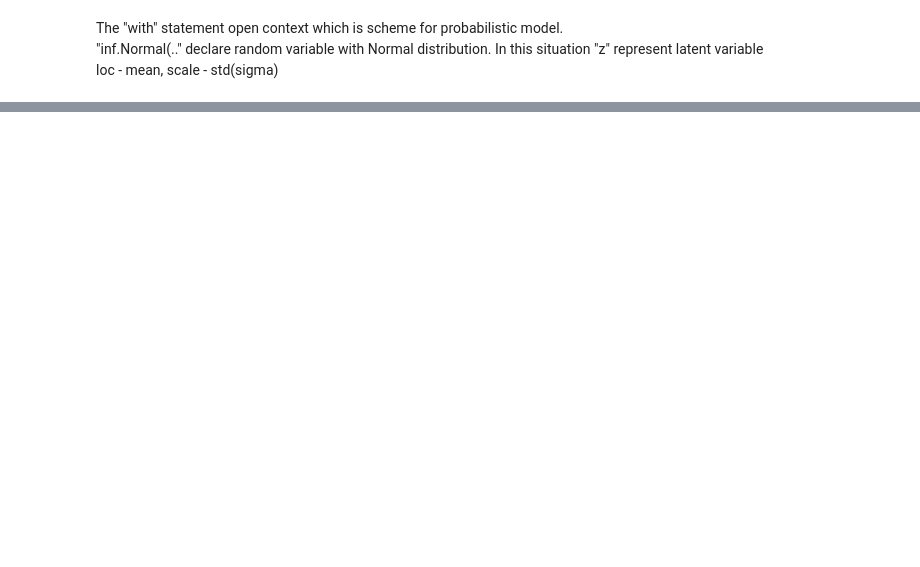
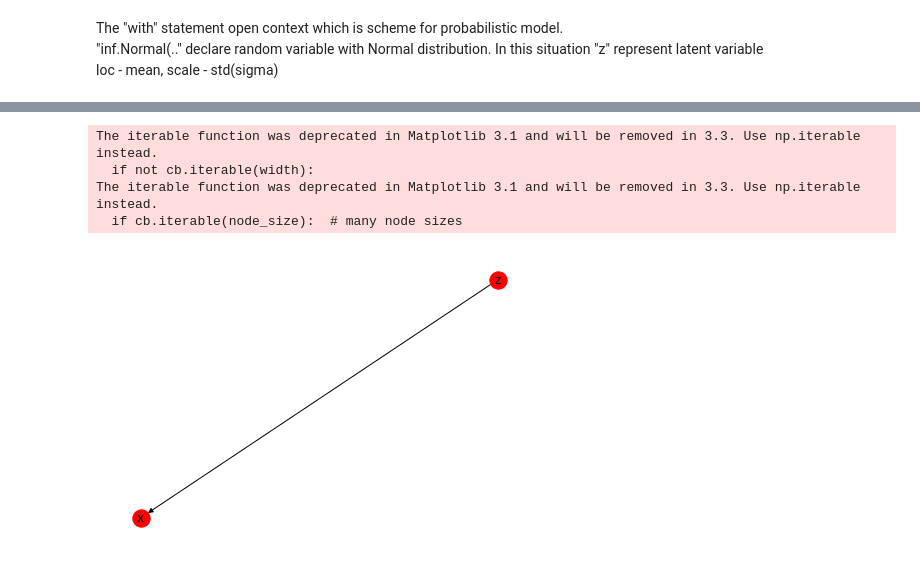
Before and after one commit to BartekKrzepkowski/BayesianNeuralNetwork, a Jupyter notebook: InferPy/InferPy_NLPCA.ipynb, the cells around one changed output, grey strips where cells are left out. Drawn from its saved outputs; the diff is of its cells as text; code cells hidden in the pictures; blank space fills up the shorter version.

```diff
--- a/InferPy/InferPy_NLPCA.ipynb
+++ b/InferPy/InferPy_NLPCA.ipynb
@@ -21,18 +49,28 @@ x_train, x_test = np.split(data, [int(0.6*data.shape[0])])
 # %%
-def decoder(z, dh0, dx):
-    h0 = tf.layers.dense(inputs=z, units=dh0, activation=tf.nn.relu)
-    return tf.layers.dense(inputs=h0, units=2 * dx)
+def decoder(z, hidden_dim, data_dim):
+    h = tf.layers.dense(inputs=z, units=hidden_dim, activation=tf.nn.relu)
+    return tf.layers.dense(inputs=h, units=2*data_dim)
 
 
+# model scheme
 @inf.probmodel
-def nlpca(k, d0, dx, decoder):
+def nlpca(n_comp, hidden_dim, data_dim, decoder):
 
+    with inf.datamodel() as m:
+        z = inf.Normal(loc=tf.ones([n_comp]) * 0.5, scale=1.0, name="z")# shape = [N, n_comp]
+        output = decoder(z, hidden_dim, data_dim)
+        x_loc = output[:, :data_dim]
+        x_scale = tf.nn.softmax(output[:,data_dim:])
+        x = inf.Normal(x_loc, x_scale, name="x")# shape = [N,d]
+
+# inference
+@inf.probmodel
+def qmodel(k):
     with inf.datamodel():
-        z = inf.Normal(loc=tf.ones([k]) * 0.5, scale=1. , name="z")    # shape = [N,k]
-        output = decoder(z, dh0, dx)
-        x_loc = output[:, :dx]
-        x_scale = tf.nn.softmax(output[:,dx:])
-        x = inf.Normal(x_loc, x_scale, name="x")   # shape = [N,d]
+        qz_loc = inf.Parameter(initial_value=tf.ones([k]) * 0.5, name="qz_loc")
+        qz_scale = tf.math.softplus(inf.Parameter(initial_value=tf.ones([k]), name="qz_scale"))
+
+        qz = inf.Normal(loc=qz_loc, scale=qz_scale, name="z")
 # %% [markdown]
 The "with" statement open context which is scheme for probabilistic model.<br>
 "inf.Normal(.." declare random variable with Normal distribution. In this situation "z" represent latent variable<br>
@@ -102,0 +138,8 @@ print(hidden_encoding.sample())
+# %%
+model.plot_graph()
+# %% [output]
+The iterable function was deprecated in Matplotlib 3.1 and will be removed in 3.3. Use np.iterable instead.
+  if not cb.iterable(width):
+The iterable function was deprecated in Matplotlib 3.1 and will be removed in 3.3. Use np.iterable instead.
+  if cb.iterable(node_size):  # many node sizes
+[figure, added]
```
Also changed, not shown: parts of 12 cells of this notebook, 9 other files.
